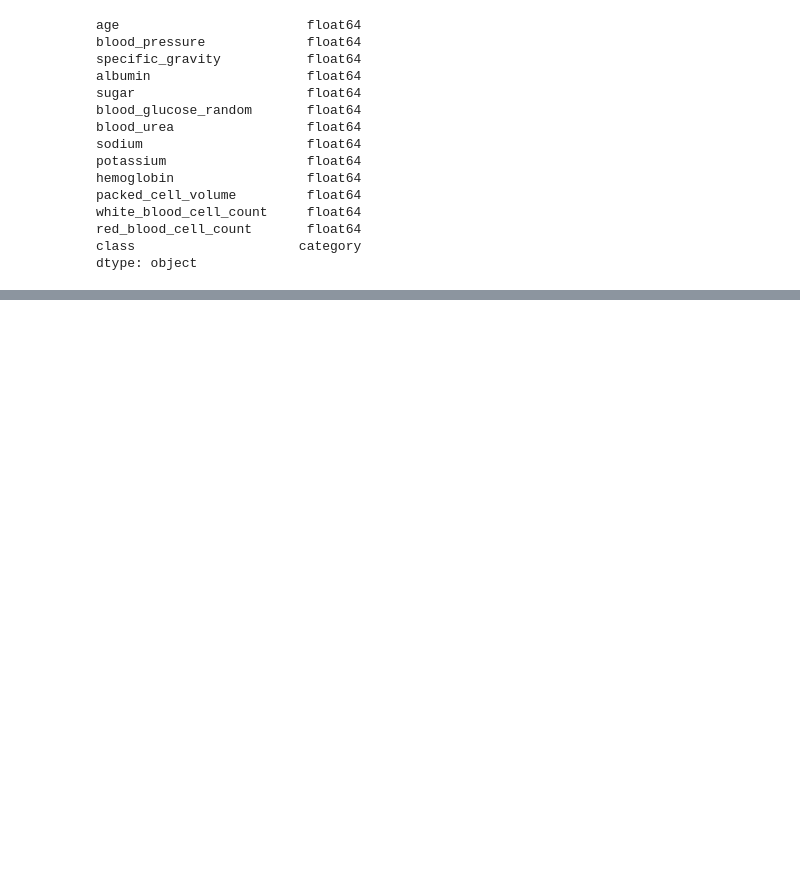
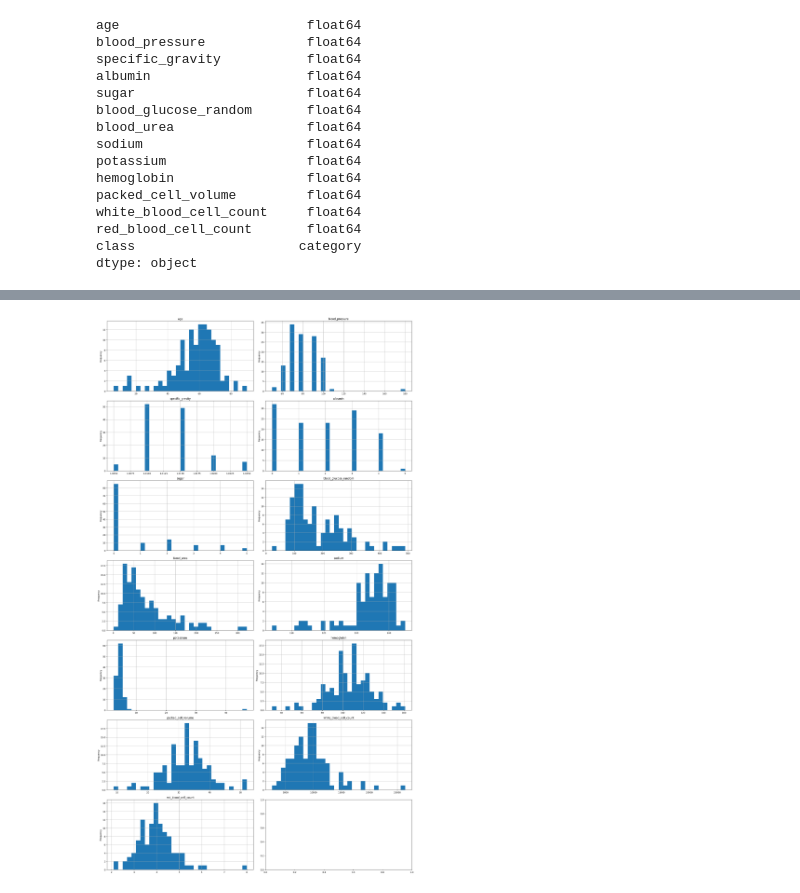
Before and after one commit to kassu11/machine-learning-AMK, a Jupyter notebook: data_preprocessing/ckd.ipynb, the cells around one changed output, grey strips where cells are left out. Saved outputs shown, nothing was run; the diff lists cells and outputs as text; code cells hidden in the pictures; blank space fills up the shorter version.

Commit message:
preprocess all data and add graphs

```diff
--- a/data_preprocessing/ckd.ipynb
+++ b/data_preprocessing/ckd.ipynb
@@ -131,0 +136,3 @@ df['class'].unique()
+# %%
+df.hemoglobin = df.hemoglobin * 10
+df.hemoglobin
@@ -131,0 +152,3 @@ df['class'].unique()
+# %%
+df = df.dropna(thresh=len(df.columns) - 2)
+df
@@ -131,0 +169,4 @@ df['class'].unique()
+# %%
+df_control = df[df['class'] == 'c']
+df_affected = df[df['class'] == 'a']
+df_affected
@@ -131,0 +203,23 @@ df['class'].unique()
+# %%
+import numpy as np
+
+
+def analyze_dataframe(df):
+    numerical_columns = df.select_dtypes(include=[np.number]).columns
+    n_cols = 2
+    n_rows = (len(numerical_columns) - 1) // n_cols + 1
+
+    fig, axes = plt.subplots(n_rows, n_cols, figsize=(20, 5 * n_rows))
+
+    for i, col in enumerate(numerical_columns):
+        ax = axes[i // n_cols, i % n_cols]
+        df[col].hist(ax=ax, bins=30)
+        ax.set_title(col)
+        ax.set_ylabel('Frequency')
+
+    plt.tight_layout()
+    plt.show()
+
+analyze_dataframe(df_affected)
+# %% [output]
+[figure, added]
```
Also changed, not shown: parts of 8 cells of this notebook.
